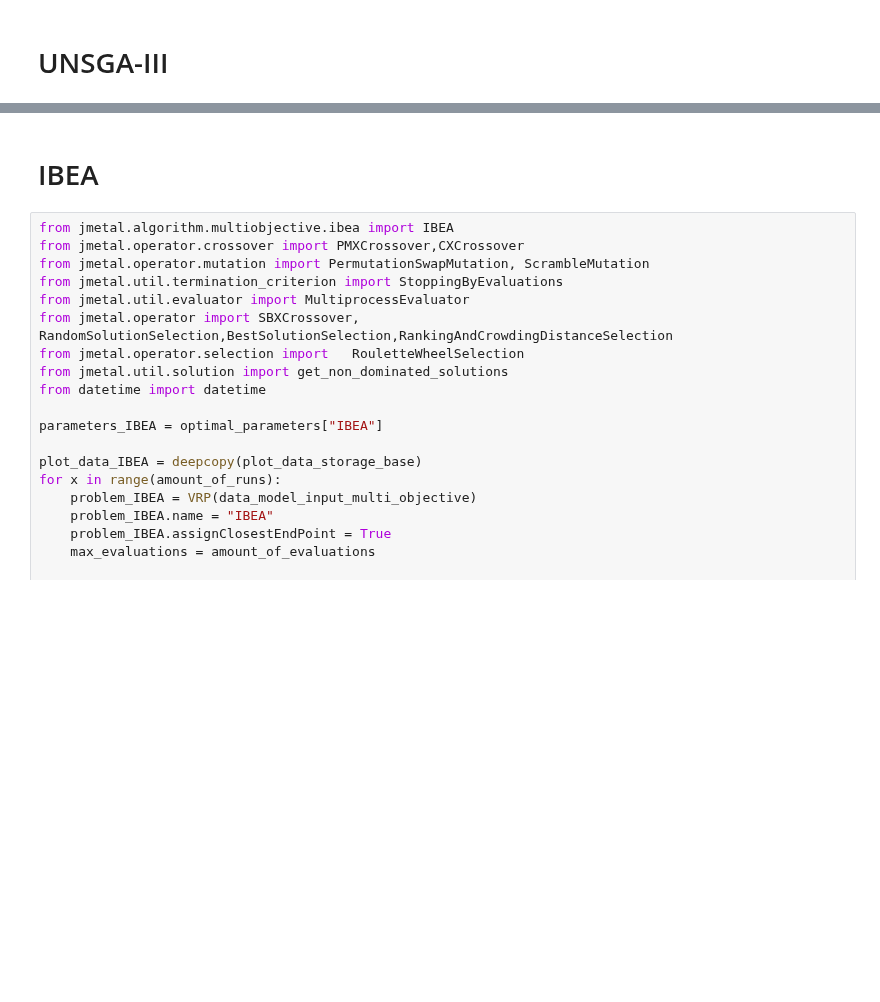
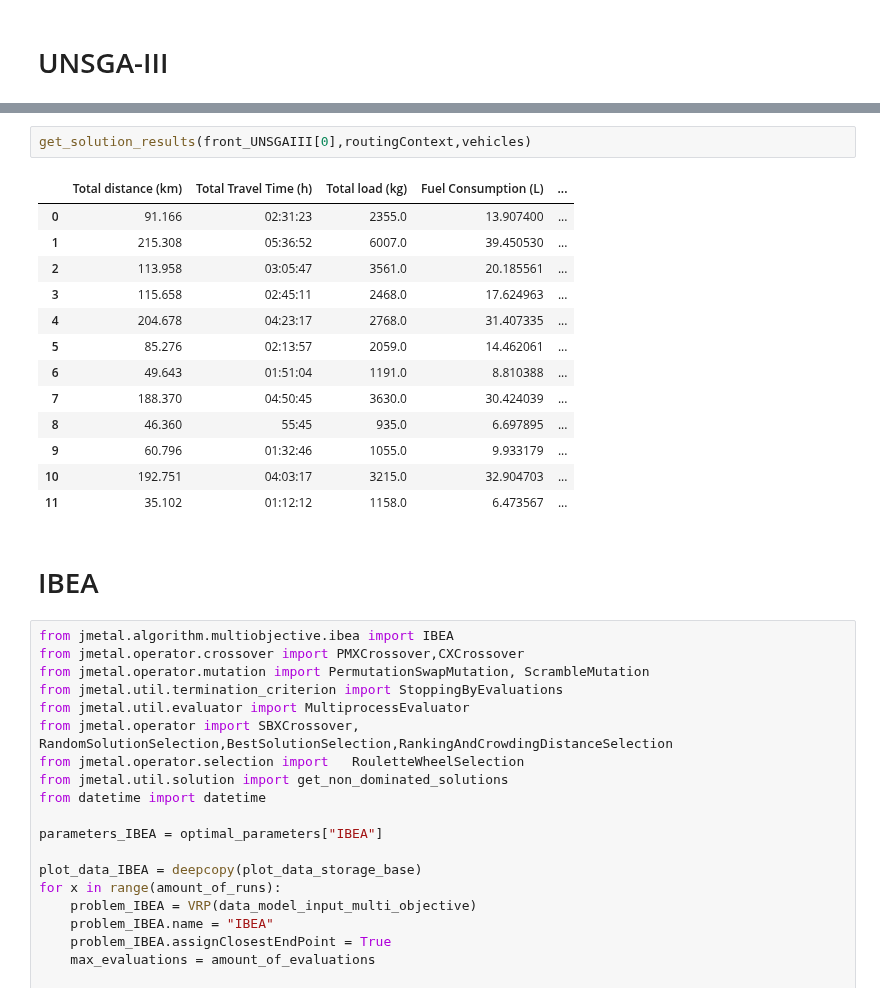
Before and after one commit to kallekj/Explorer, a Jupyter notebook: src/Algorithm_comparison.ipynb, the cells around one changed output, grey strips where cells are left out. Saved outputs shown, nothing was run; the diff lists cells and outputs as text; blank space fills up the shorter version.

```diff
--- a/src/Algorithm_comparison.ipynb
+++ b/src/Algorithm_comparison.ipynb
@@ -419,3 +440,19 @@ Vehicle amount:6
+# %%
+get_solution_results(front_UNSGAIII[0],routingContext,vehicles)
+# %% [output]
+|  | Total distance (km) | Total Travel Time (h) | Total load (kg) | Fuel Consumption (L) | ... |
+| 0 | 91.166 | 02:31:23 | 2355.0 | 13.907400 | ... |
+| 1 | 215.308 | 05:36:52 | 6007.0 | 39.450530 | ... |
+| 2 | 113.958 | 03:05:47 | 3561.0 | 20.185561 | ... |
+| 3 | 115.658 | 02:45:11 | 2468.0 | 17.624963 | ... |
+| 4 | 204.678 | 04:23:17 | 2768.0 | 31.407335 | ... |
+| 5 | 85.276 | 02:13:57 | 2059.0 | 14.462061 | ... |
+| 6 | 49.643 | 01:51:04 | 1191.0 | 8.810388 | ... |
+| 7 | 188.370 | 04:50:45 | 3630.0 | 30.424039 | ... |
+| 8 | 46.360 | 55:45 | 935.0 | 6.697895 | ... |
+| 9 | 60.796 | 01:32:46 | 1055.0 | 9.933179 | ... |
+| 10 | 192.751 | 04:03:17 | 3215.0 | 32.904703 | ... |
+| 11 | 35.102 | 01:12:12 | 1158.0 | 6.473567 | ... |
 # %% [markdown]
 # IBEA
 # %%
```
Also changed, not shown: parts of 13 cells of this notebook, 4 other files.
